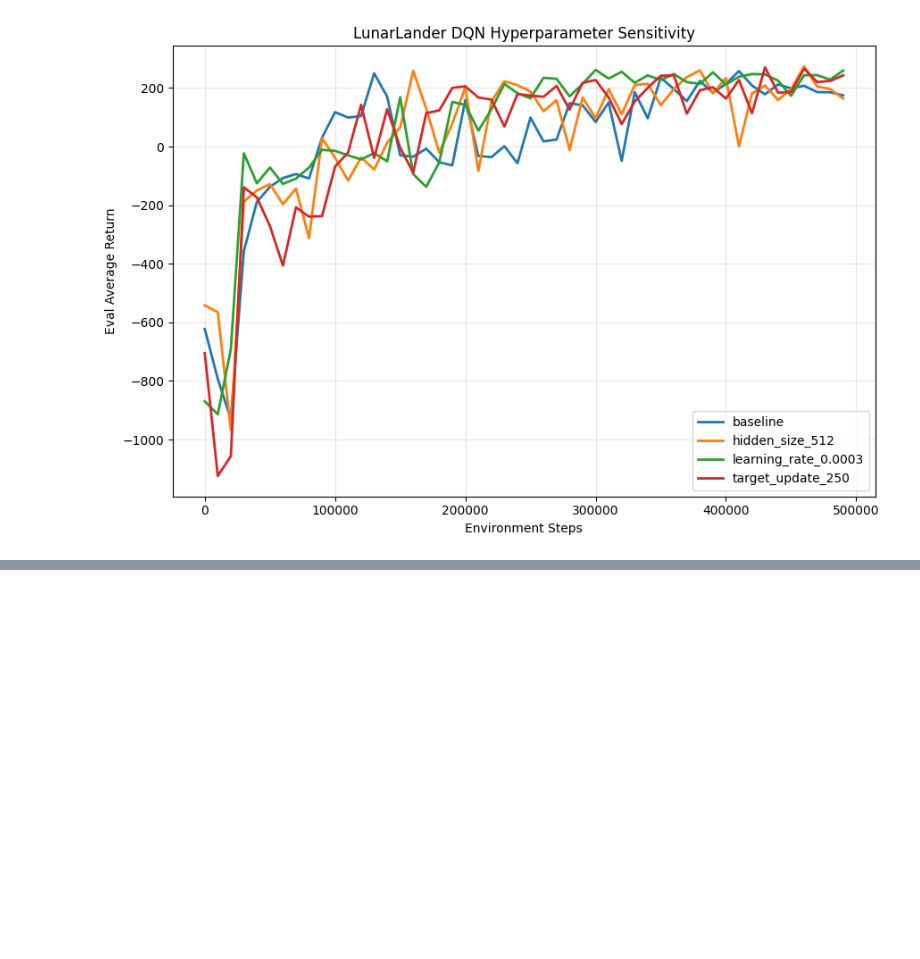
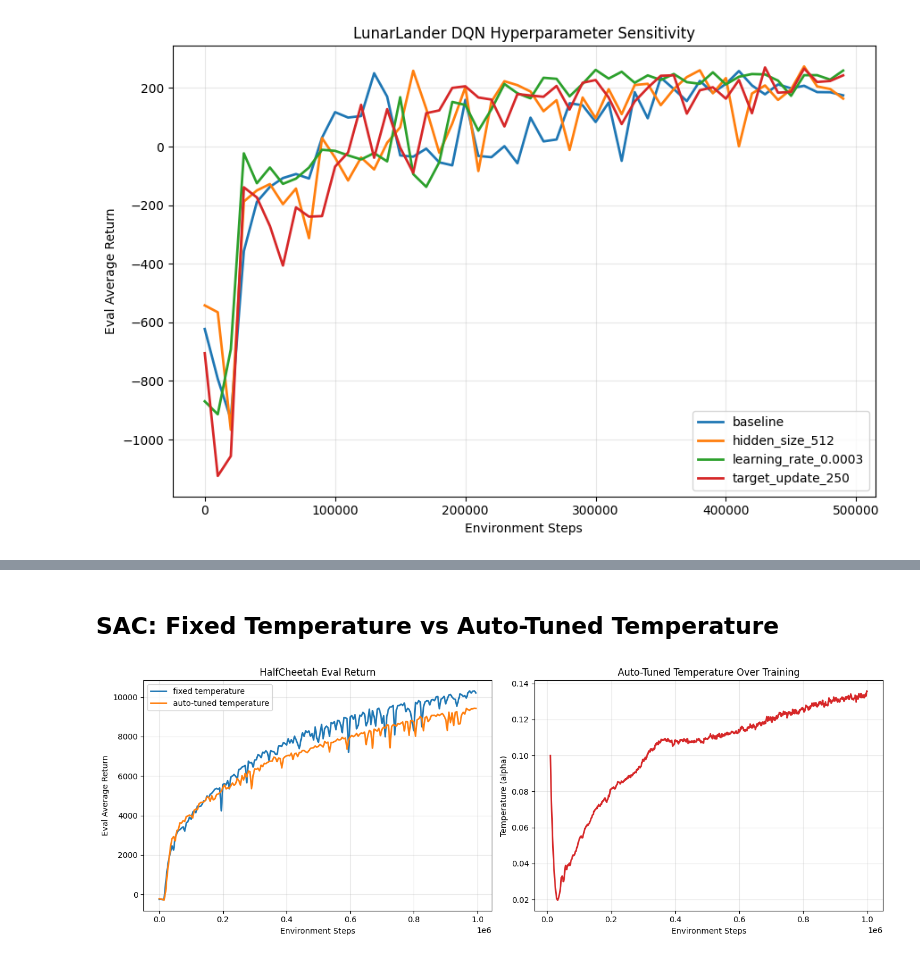
Before and after one commit to n00Nspr1ng/homework_spring2026, a Jupyter notebook: hw3/experiments_script/analysis.ipynb, the cells around one changed output, grey strips where cells are left out. Drawn from its saved outputs; the diff is of its cells as text; code cells hidden in the pictures; blank space fills up the shorter version.

```diff
--- a/hw3/experiments_script/analysis.ipynb
+++ b/hw3/experiments_script/analysis.ipynb
@@ -121,0 +122,30 @@ plt.show()
+# %% [markdown]
+## SAC: Fixed Temperature vs Auto-Tuned Temperature
+# %%
+halfcheetah_fixed_log = latest_log("HalfCheetah-v4_sac_sd*/log.csv")
+halfcheetah_autotune_log = latest_log("HalfCheetah-v4_sac_autotune_sd*/log.csv")
+
+fixed_steps, fixed_eval_returns = load_metric_curve(halfcheetah_fixed_log, "Eval_AverageReturn")
+autotune_steps, autotune_eval_returns = load_metric_curve(halfcheetah_autotune_log, "Eval_AverageReturn")
+alpha_steps, alpha_values = load_metric_curve(halfcheetah_autotune_log, "temperature")
+
+fig, axes = plt.subplots(1, 2, figsize=(14, 5))
+
+axes[0].plot(fixed_steps, fixed_eval_returns, linewidth=2, label="fixed temperature")
+axes[0].plot(autotune_steps, autotune_eval_returns, linewidth=2, label="auto-tuned temperature")
+axes[0].set_xlabel("Environment Steps")
+axes[0].set_ylabel("Eval Average Return")
+axes[0].set_title("HalfCheetah Eval Return")
+axes[0].grid(True, alpha=0.3)
+axes[0].legend()
+
+axes[1].plot(alpha_steps, alpha_values, linewidth=2, color="tab:red")
+axes[1].set_xlabel("Environment Steps")
+axes[1].set_ylabel("Temperature (alpha)")
+axes[1].set_title("Auto-Tuned Temperature Over Training")
+axes[1].grid(True, alpha=0.3)
+
+plt.tight_layout()
+plt.show()
+# %% [output]
+[figure, added]
```
Also changed, not shown: parts of 15 cells of this notebook, 7 other files.
